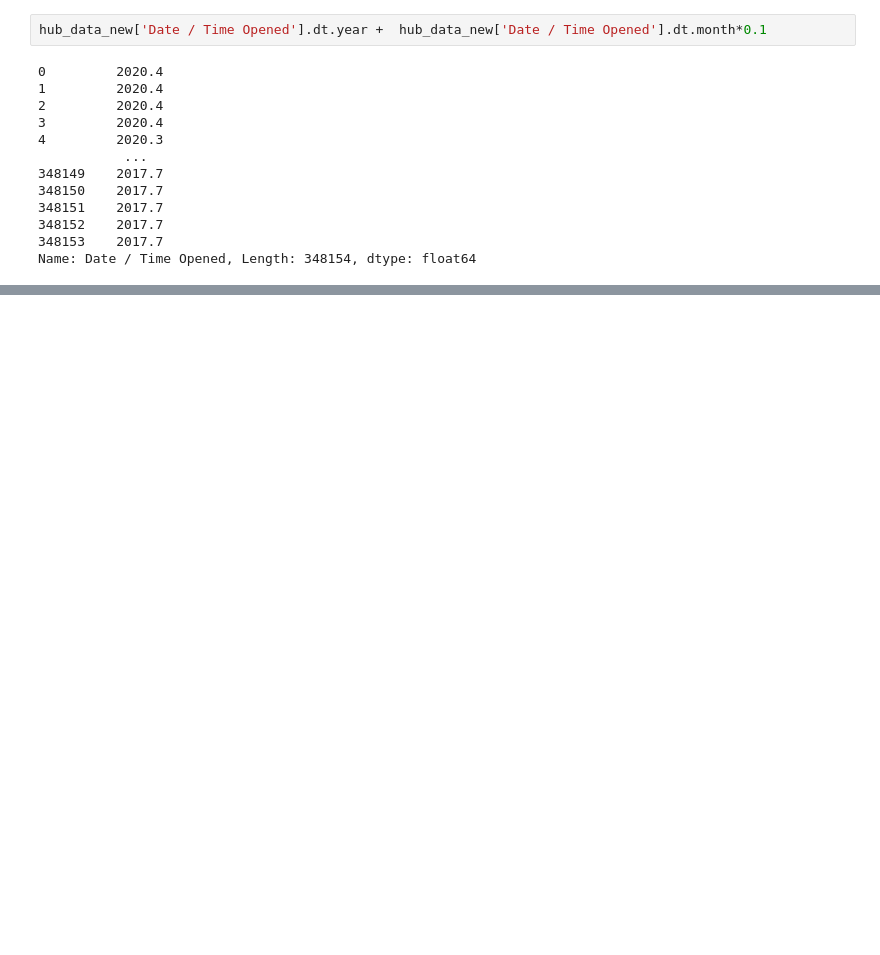
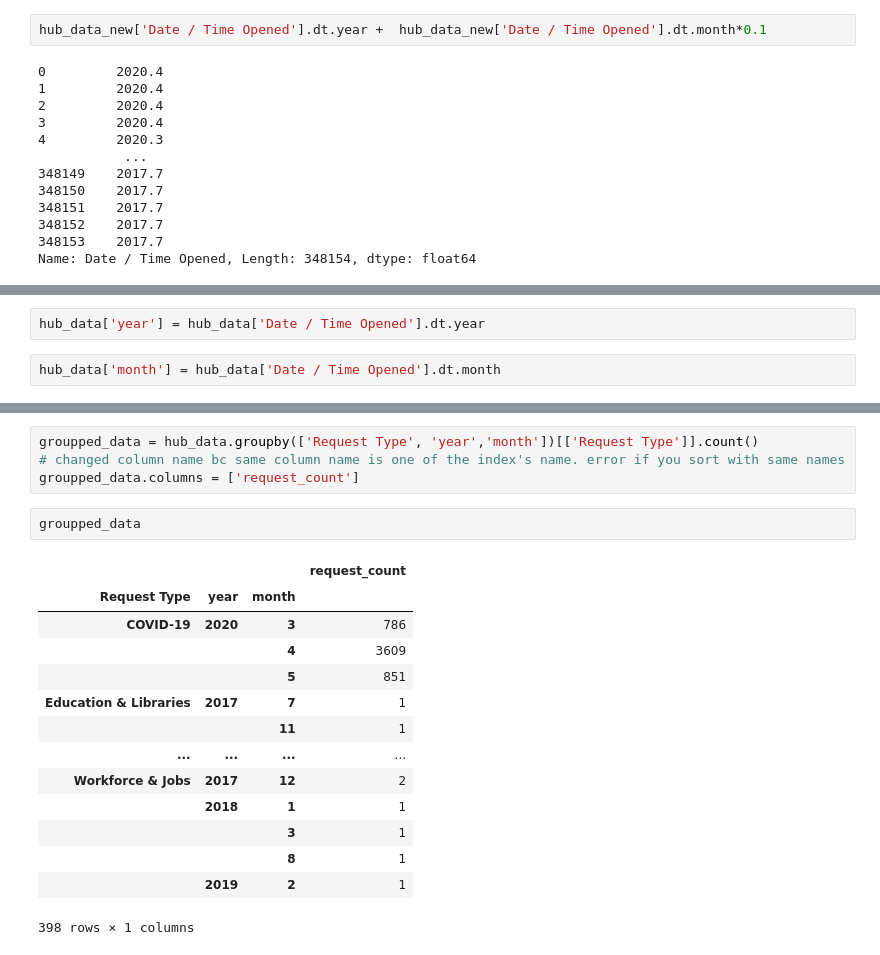
Before and after one commit to bensdata/hubnashville-bobcat, a Jupyter notebook: notebooks/hub_Nashville_311.ipynb, the cells around one changed output, grey strips where cells are left out. Saved outputs shown, nothing was run; the diff lists cells and outputs as text; blank space fills up the shorter version.

```diff
--- a/notebooks/hub_Nashville_311.ipynb
+++ b/notebooks/hub_Nashville_311.ipynb
@@ -600,0 +586,4 @@ hub_data_new['year_month'] = hub_data_new['Date / Time Opened'].dt.year +  hub_d
+# %%
+hub_data['year'] = hub_data['Date / Time Opened'].dt.year
+# %%
+hub_data['month'] = hub_data['Date / Time Opened'].dt.month
@@ -600,0 +600,21 @@ hub_data_new['year_month'] = hub_data_new['Date / Time Opened'].dt.year +  hub_d
+# %%
+groupped_data = hub_data.groupby(['Request Type', 'year','month'])[['Request Type']].count()
+# changed column name bc same column name is one of the index's name. error if you sort with same names
+groupped_data.columns = ['request_count']
+# %%
+groupped_data
+# %% [output]
+|  |  |  | request_count |
+| Request Type | year | month |  |
+| COVID-19 | 2020 | 3 | 786 |
+|  |  | 4 | 3609 |
+|  |  | 5 | 851 |
+| Education & Libraries | 2017 | 7 | 1 |
+|  |  | 11 | 1 |
+| ... | ... | ... | ... |
+| Workforce & Jobs | 2017 | 12 | 2 |
+|  | 2018 | 1 | 1 |
+|  |  | 3 | 1 |
+|  |  | 8 | 1 |
+|  | 2019 | 2 | 1 |
+398 rows × 1 columns
```
Also changed, not shown: parts of 31 cells of this notebook.
